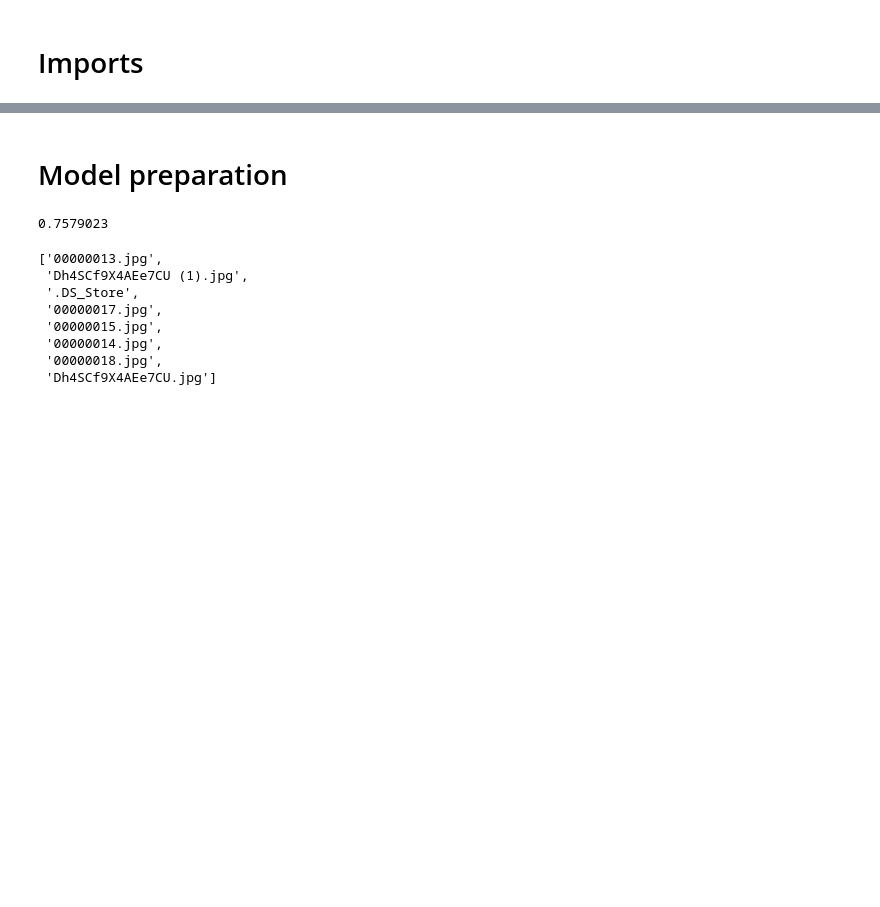
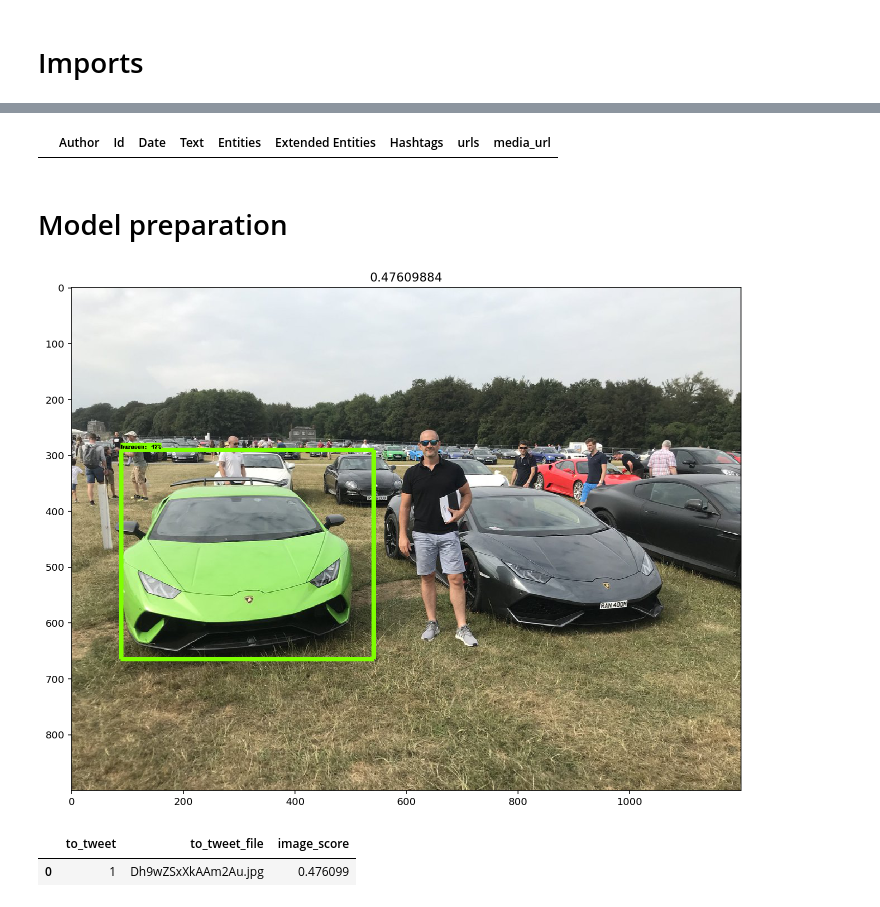
Before and after one commit to osgoodbl/PyFilter, a Jupyter notebook: object_detection/lambo_detection.ipynb, the cells around one changed output, grey strips where cells are left out. Drawn from its saved outputs; the diff is of its cells as text; code cells hidden in the pictures; blank space fills up the shorter version.

```diff
--- a/object_detection/lambo_detection.ipynb
+++ b/object_detection/lambo_detection.ipynb
@@ -114 +112,5 @@ def get_media():
+# %%
+tweets
+# %% [output]
+|  | Author | Id | Date | Text | Entities | Extended Entities | Hashtags | urls | media_url |
 # %%
@@ -222,49 +224,37 @@ with detection_graph.as_default():
             image_np = load_image_into_numpy_array(image)
             # Expand dimensions since the model expects images to have shape: [1, None, None, 3]
             image_np_expanded = np.expand_dims(image_np, axis=0)
             # Actual detection.
             output_dict = run_inference_for_single_image(image_np, detection_graph)
             # Visualization of the results of a detection.
             detection_classes = detection_graph.get_tensor_by_name('detection_classes:0')
             num_detections = detection_graph.get_tensor_by_name('num_detections:0')
-            threshold = 0.1
+            threshold = 0.4
 
             (boxes, scores, classes, num) = sess.run(
                                                     [detection_boxes,
                                                      detection_scores,
                                                      detection_classes,
                                                      num_detections],
                                                      feed_dict={image_tensor: image_np_expanded})
             vis_util.visualize_boxes_and_labels_on_image_array(image=image_np,
                                                                boxes = output_dict['detection_boxes'],
                                                                classes = output_dict['detection_classes'],
                                                                scores = output_dict['detection_scores'],
                                                                category_index = category_index,
                                                                instance_masks = output_dict.get('detection_masks'),
                                                                min_score_thresh = threshold,
                                                                use_normalized_coordinates=True,
                                                                line_thickness=8)
             for index, value in enumerate(classes[0]):
                 if scores[0, index] > threshold and (category_index.get(value)).get('name') == 'huracan':
                     to_tweet['to_tweet'].append(1)
-                    to_tweet['to_tweet_file'].append(image_path[14:])
+                    to_tweet['to_tweet_file'].append(image_path)
                     to_tweet['image_score'].append(scores[0][0])
                     plt.figure(figsize=IMAGE_SIZE)
                     plt.imshow(image_np)
+                    plt.title(scores[0][0])
+# %% [output]
+[figure, added]
-# %%
-scores[0][0]
-# %% [output]
-0.7579023
-# %%
-photos
-# %% [output]
-['00000013.jpg',
- 'Dh4SCf9X4AEe7CU (1).jpg',
- '.DS_Store',
- '00000017.jpg',
- '00000015.jpg',
- '00000014.jpg',
- '00000018.jpg',
- 'Dh4SCf9X4AEe7CU.jpg']
 # %%
 to_tweet = pd.DataFrame(data=to_tweet)
@@ -271,2 +267,7 @@ to_tweet = pd.DataFrame(data=to_tweet)
+# %%
+to_tweet
+# %% [output]
+|  | to_tweet | to_tweet_file | image_score |
+| 0 | 1 | Dh9wZSxXkAAm2Au.jpg | 0.476099 |
 # %%
 tweets['post'] = tweets['image_name'].isin(to_tweet['to_tweet_file'])
```
Also changed, not shown: parts of 19 cells of this notebook, 6 other files.
